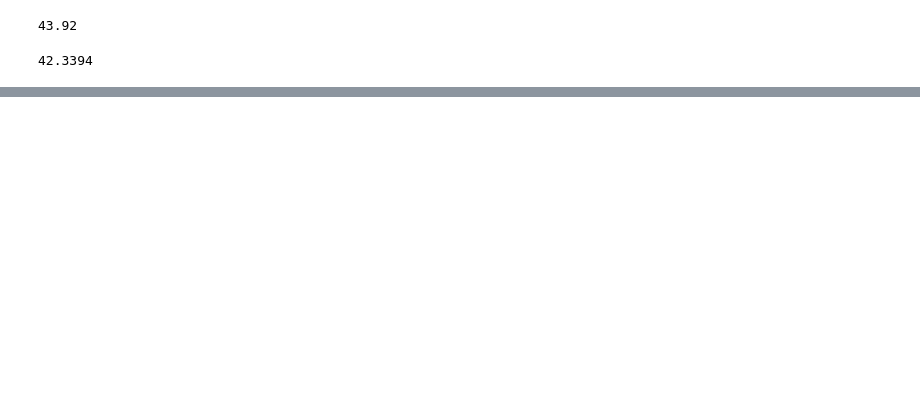
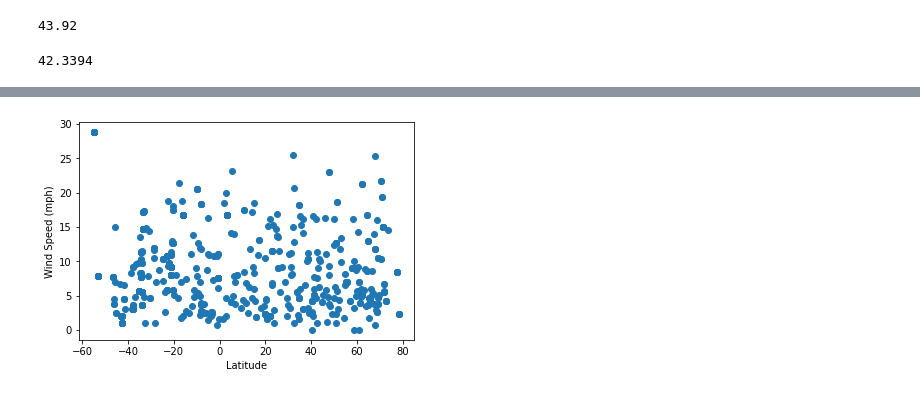
Before and after one commit to habrasek/python-api-challenge, a Jupyter notebook: WeatherPy/WeatherPy.ipynb, the cells around one changed output, grey strips where cells are left out. Saved outputs shown, nothing was run; the diff lists cells and outputs as text; code cells hidden in the pictures; blank space fills up the shorter version.

```diff
--- a/WeatherPy/WeatherPy.ipynb
+++ b/WeatherPy/WeatherPy.ipynb
@@ -141,0 +184,8 @@ plt.show()
+# %%
+plot_wind = df['wind.speed'].tolist()
+plt.scatter(plot_lats, plot_wind)
+plt.xlabel('Latitude')
+plt.ylabel('Wind Speed (mph)')
+plt.show()
+# %% [output]
+[figure, added]
```
Also changed, not shown: parts of 15 cells of this notebook, 2 other files.
